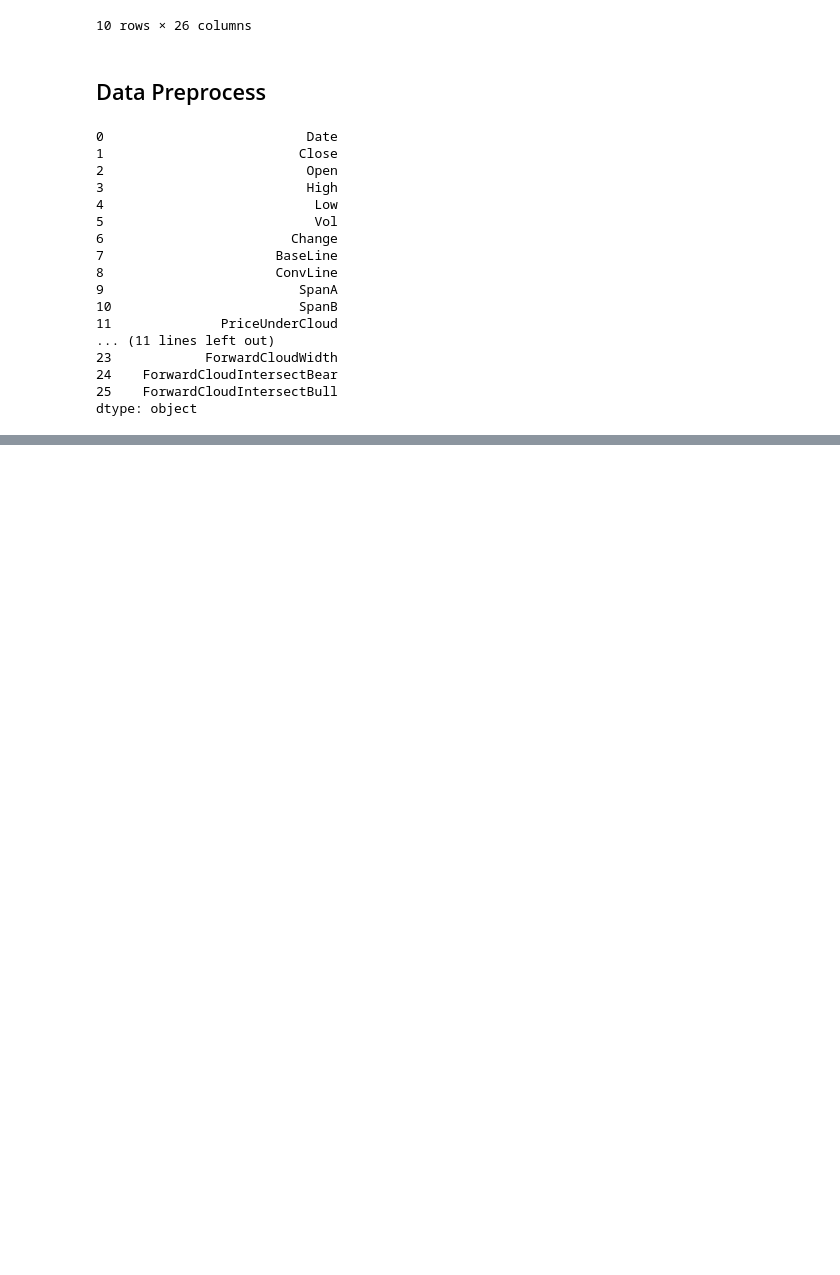
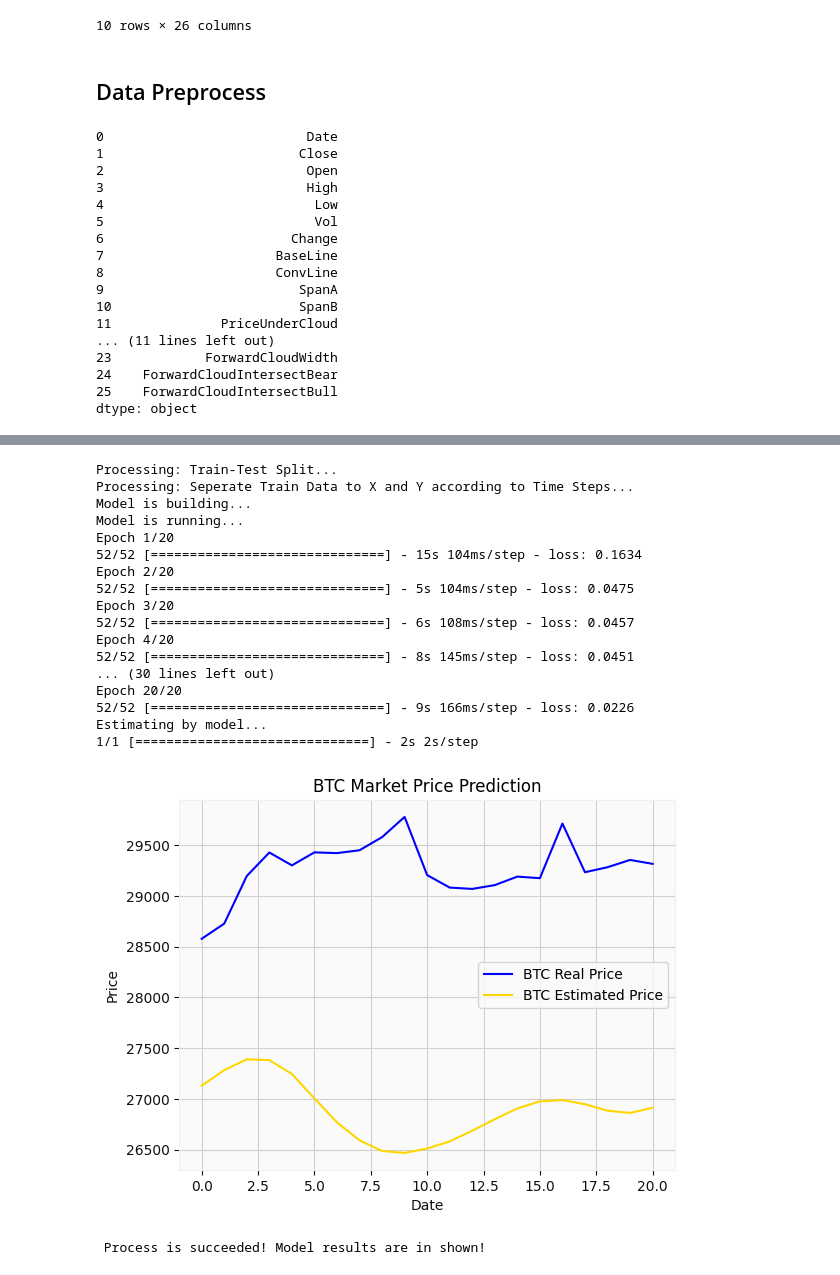
Before and after one commit to anilergan/AISMTB, a Jupyter notebook: btc_daily_chart_regression_v2.ipynb, the cells around one changed output, grey strips where cells are left out. Drawn from its saved outputs; the diff is of its cells as text; code cells hidden in the pictures; blank space fills up the shorter version.

```diff
--- a/btc_daily_chart_regression_v2.ipynb
+++ b/btc_daily_chart_regression_v2.ipynb
@@ -253,0 +277,51 @@ ImportError: cannot import name 'my_RNN_LSTM_Regressor' from 'myLSTMregressor' (
+# %%
+from sklearn.preprocessing import StandardScaler
+
+std_sc = StandardScaler()
+
+# Select the data that'll be used
+y = df.iloc[:, 1:2]
+X = df.iloc[:, 1:2]
+
+
+X_scaled_array = std_sc.fit_transform(X.loc[:, ['Close']])
+
+X_scaled_df = pd.DataFrame(X_scaled_array, columns = ['Close'], index = X.index)
+
+y_scaled_array = std_sc.fit_transform(y.values.reshape(-1,1))
+y_scaled_df = pd.DataFrame(y_scaled_array, columns=y.columns, index=y.index)
+# %%
+from myLSTMregressor import my_RNN_LSTM_Regressor as my_rnn
+# x, y, test_num, pred_num, units=50, dropout=0.2, epoch=50, batch_size=32, predict=False, scaler=None
+my_rnn_obj = my_rnn(
+    X_scaled_df.sort_index(ascending=True),
+    y_scaled_df.sort_index(ascending=True),
+    test_num = 21,
+    time_steps = 60,
+    scaler = std_sc,
+    epoch=20,
+    predict=True,
+    product = 'BTC'
+
+
+)
+# %% [output]
+Processing: Train-Test Split...
+Processing: Seperate Train Data to X and Y according to Time Steps...
+Model is building...
+Model is running...
+Epoch 1/20
+52/52 [==============================] - 15s 104ms/step - loss: 0.1634
+Epoch 2/20
+52/52 [==============================] - 5s 104ms/step - loss: 0.0475
+Epoch 3/20
+52/52 [==============================] - 6s 108ms/step - loss: 0.0457
+Epoch 4/20
+52/52 [==============================] - 8s 145ms/step - loss: 0.0451
+... (30 lines left out)
+Epoch 20/20
+52/52 [==============================] - 9s 166ms/step - loss: 0.0226
+Estimating by model...
+1/1 [==============================] - 2s 2s/step
+[figure, added]
+ Process is succeeded! Model results are in shown!
```
Also changed, not shown: parts of 8 cells of this notebook, 2 other files.
